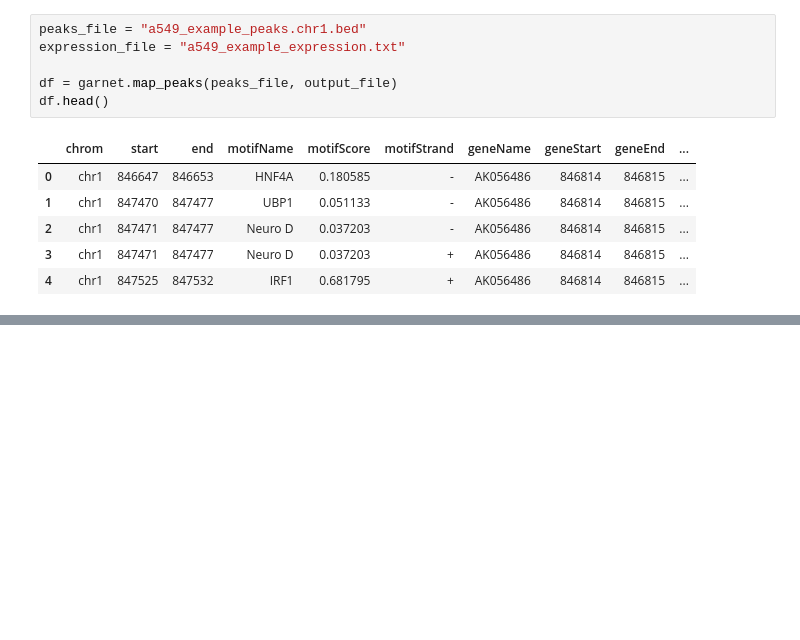
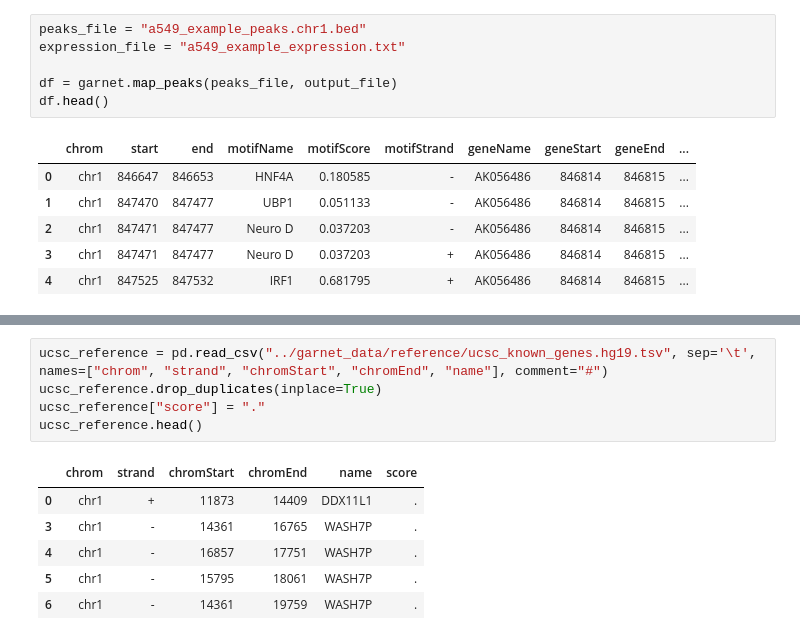
Before and after one commit to fraenkel-lab/GarNet, a Jupyter notebook: example/garnet_example.ipynb, the cells around one changed output, grey strips where cells are left out. Cells and saved outputs as stored; diff of their text form; blank space fills up the shorter version.

```diff
--- a/example/garnet_example.ipynb
+++ b/example/garnet_example.ipynb
@@ -55,0 +76,12 @@ results = garnet.TF_regression(df, expression_file, ".")
+# %%
+ucsc_reference = pd.read_csv("../garnet_data/reference/ucsc_known_genes.hg19.tsv", sep='\t', names=["chrom", "strand", "chromStart", "chromEnd", "name"], comment="#")
+ucsc_reference.drop_duplicates(inplace=True)
+ucsc_reference["score"] = "."
+ucsc_reference.head()
+# %% [output]
+|  | chrom | strand | chromStart | chromEnd | name | score |
+| 0 | chr1 | + | 11873 | 14409 | DDX11L1 | . |
+| 3 | chr1 | - | 14361 | 16765 | WASH7P | . |
+| 4 | chr1 | - | 16857 | 17751 | WASH7P | . |
+| 5 | chr1 | - | 15795 | 18061 | WASH7P | . |
+| 6 | chr1 | - | 14361 | 19759 | WASH7P | . |
```
Also changed, not shown: parts of 6 cells of this notebook, 18 other files.
